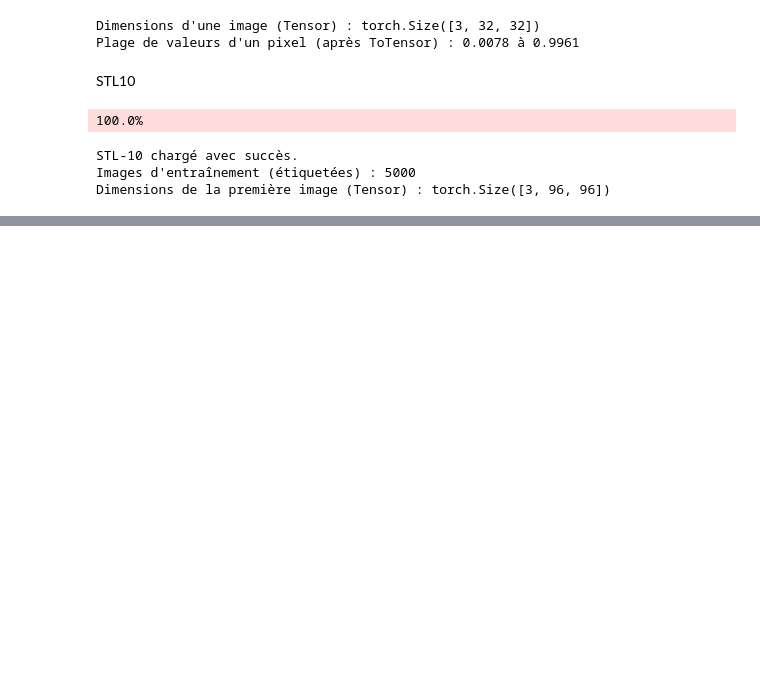
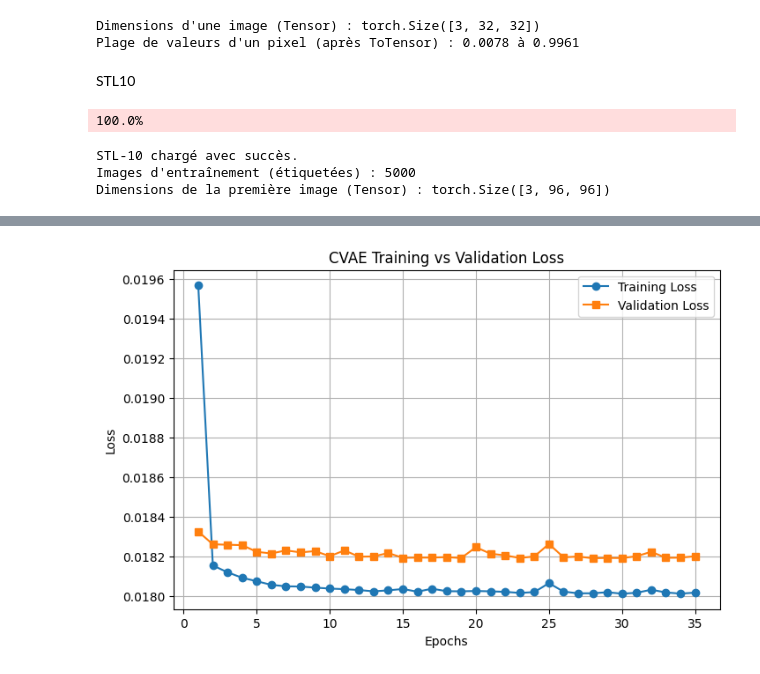
Before and after one commit to oridoll/Mini_projets, a Jupyter notebook: vit_vs_cnn.ipynb, the cells around one changed output, grey strips where cells are left out. Cells and saved outputs as stored; diff of their text form; code cells hidden in the pictures; blank space fills up the shorter version.

```diff
--- a/vit_vs_cnn.ipynb
+++ b/vit_vs_cnn.ipynb
@@ -261,16 +299,25 @@ class VisionTransformer(nn.Module):
             x = block(x)
         return self.mlp_head(x[:, 0])
 # %%
-model = VisionTransformer()
+model = VisionTransformer(
+    img_size=32,  # CIFAR-10 est 32x32
+    patch_size=16,
+    num_classes=10,  # CIFAR-10 a 10 classes
+    embed_dim= 8*32, #8*32,
+    num_heads=8,
+    depth=6,
+    mlp_dim=1024
+).to(device)
+
 criterion = nn.CrossEntropyLoss()
 optimizer = optim.Adam(model.parameters(), lr=0.001)
 
-loss = []
-val_loss = []
+loss_liste = []
+val_loss_liste = []
 
 def training_loop(train_loader, test_loader):
     #Training loop
-    for epoch in range(5):  # Train for 5 epochs
+    for epoch in range(35):  # Train for 35 epochs
         model.train()
         running_loss = 0.0
         for inputs, labels in train_loader:
@@ -285,7 +332,7 @@ def training_loop(train_loader, test_loader):
             running_loss += loss.item()
 
         epoch_loss = running_loss / len(train_loader.dataset)
-        loss.append(epoch_loss)
+        loss_liste.append(epoch_loss)
 
         model.eval()
         val_running_loss = 0.0
@@ -293,14 +340,14 @@ def training_loop(train_loader, test_loader):
             for batch_idx, (data, label) in enumerate(test_loader):
                 data = data.to(device)
                 label = label.to(device)
-                recon_batch = model(data, label)
-                val_loss = criterion(recon_batch, label)
-                val_running_loss += val_loss.item()
+                recon_batch = model(data)
+                val_loss_batch = criterion(recon_batch, label)
+                val_running_loss += val_loss_batch.item()
 
         epoch_val_loss = val_running_loss / len(test_loader.dataset)
-        val_loss.append(epoch_val_loss)
+        val_loss_liste.append(epoch_val_loss)
 
-        print(f"Epoch [{epoch+1}/5], Loss: {epoch_loss}, Val_Loss: {epoch_val_loss}")
+        print(f"Epoch [{epoch+1}/35], Loss: {epoch_loss}, Val_Loss: {epoch_val_loss}")
 # %%
 training_loop(train_loader=train_loader_cifar10, test_loader= test_loader_cifar10)
 # %% [output]
@@ -307,0 +371,12 @@ RuntimeError: Input type (torch.cuda.FloatTensor) and weight type (torch.FloatTe
+# %%
+plt.figure(figsize=(8,5))
+plt.plot(range(1, 35+1), loss_liste, marker='o', label='Training Loss')
+plt.plot(range(1, 35+1), val_loss_liste, marker='s', label='Validation Loss')
+plt.xlabel('Epochs')
+plt.ylabel('Loss')
+plt.title('CVAE Training vs Validation Loss')
+plt.legend()
+plt.grid(True)
+plt.show()
+# %% [output]
+[figure, added]
```
Also changed, not shown: parts of 8 cells of this notebook.
